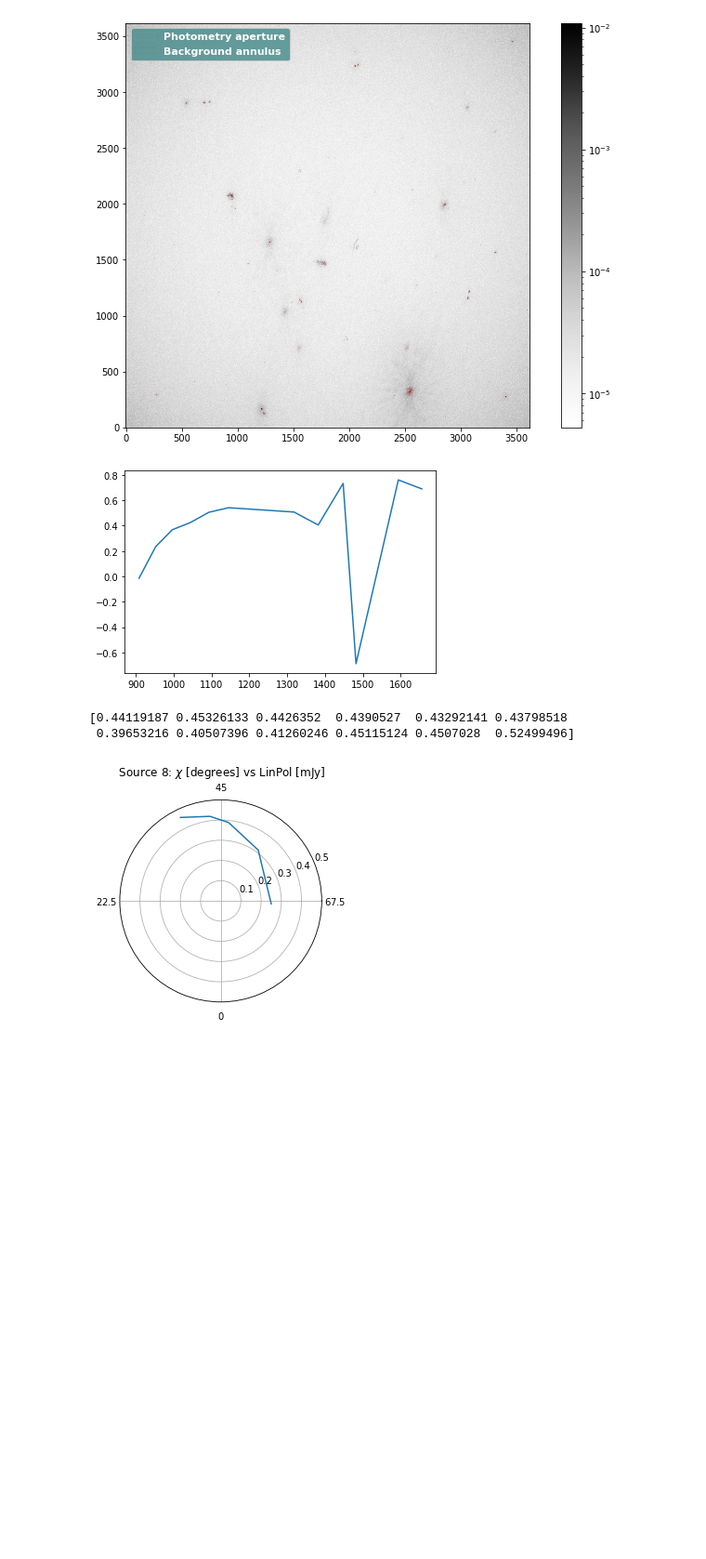
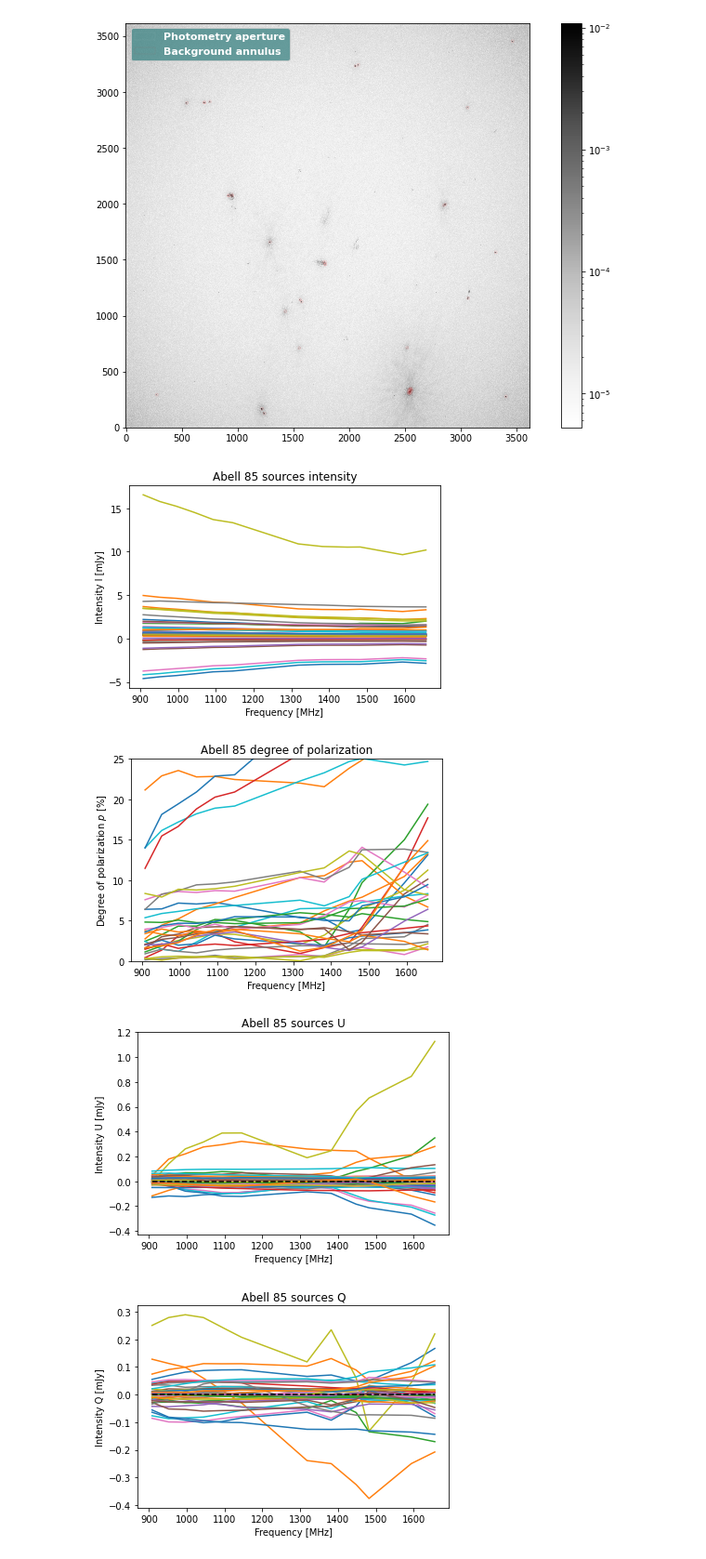
Before and after one commit to Woutmg/Meerkat_FracPol, a Jupyter notebook: Abell 85 Linpol sourceselect.ipynb, the cells around one changed output. Shown at 93% size. Drawn from its saved outputs; the diff is of its cells as text; code cells hidden in the pictures; blank space fills up the shorter version.

```diff
--- a/Abell 85 Linpol sourceselect.ipynb
+++ b/Abell 85 Linpol sourceselect.ipynb
@@ -167,26 +164,46 @@ for n in range(12):
         V_phot_table[n, i] = V_slice_phot[i]['residual_aperture_sum']
 # %%
 Pol_Angles = 0.5*np.arctan(U_phot_table/Q_phot_table)
+Linpol = np.sqrt(U_phot_table**2 + Q_phot_table**2)
 Freqs = np.array([908, 952, 996, 1044, 1093, 1145, 1318, 1382, 1448, 1482, 1594, 1656])# MHz
-plt.plot(Freqs, Pol_Angles[:,8])
+
+plt.title('Abell 85 sources intensity')
+plt.plot(Freqs, I_phot_table)
+plt.xlabel('Frequency [MHz]')
+plt.ylabel('Intensity I [mJy]')
 plt.show()
-print(I_phot_table[:,3])
+
+plt.title('Abell 85 degree of polarization')
+plt.plot(Freqs, 100*Linpol/I_phot_table)
+plt.xlabel('Frequency [MHz]')
+plt.ylabel('Degree of polarization $p$ [%]')
+plt.ylim(0,25)
+plt.show()
+
+plt.title('Abell 85 sources U')
+plt.plot(Freqs, U_phot_table)
+plt.hlines(0, min(Freqs), max(Freqs), color='black', linestyle='dashed')
+plt.xlabel('Frequency [MHz]')
+plt.ylabel('Intensity U [mJy]')
+plt.show()
+
+plt.title('Abell 85 sources Q')
+plt.plot(Freqs, Q_phot_table)
+plt.hlines(0, min(Freqs), max(Freqs), color='black', linestyle='dashed')
+plt.xlabel('Frequency [MHz]')
+plt.ylabel('Intensity Q [mJy]')
+plt.show()
+
 fig, ax = plt.subplots(subplot_kw={'projection': 'polar'})
-ax.plot(4*Pol_Angles[:5,8], np.sqrt(Q_phot_table[:5,8]**2+U_phot_table[:5,8]**2))
-ax.set_rmax(0.5)
+ax.plot(4*Pol_Angles[:,2], I_phot_table[:,2])
+ax.set_rmax(5)
 ax.set_xticks(np.pi/180 * np.linspace(270,  0, 4))
-ax.set_xticklabels([
-    r'$0$',
-    r'$22.5$',
-    r'$45$',
-    r'$67.5$'],
-    fontsize=10)
+ax.set_xticklabels([r'$0$', r'$22.5$', r'$45$', r'$67.5$'], fontsize=10)
 ax.grid(True)
-
-ax.set_title(r" Source 8: $\chi$ [degrees] vs LinPol [mJy]")
+ax.set_title(r" Source 2: $\chi$ [degrees] vs LinPol [mJy]")
 plt.show()
 # %% [output]
-[figure, old version]
+[figure, new version]
-[0.44119187 0.45326133 0.4426352  0.4390527  0.43292141 0.43798518
- 0.39653216 0.40507396 0.41260246 0.45115124 0.4507028  0.52499496]
-[figure, old version]
+[figure, new version]
+[figure, added]
+[figure, added]
```
Also changed, not shown: parts of 4 cells of this notebook, 5 other files.
